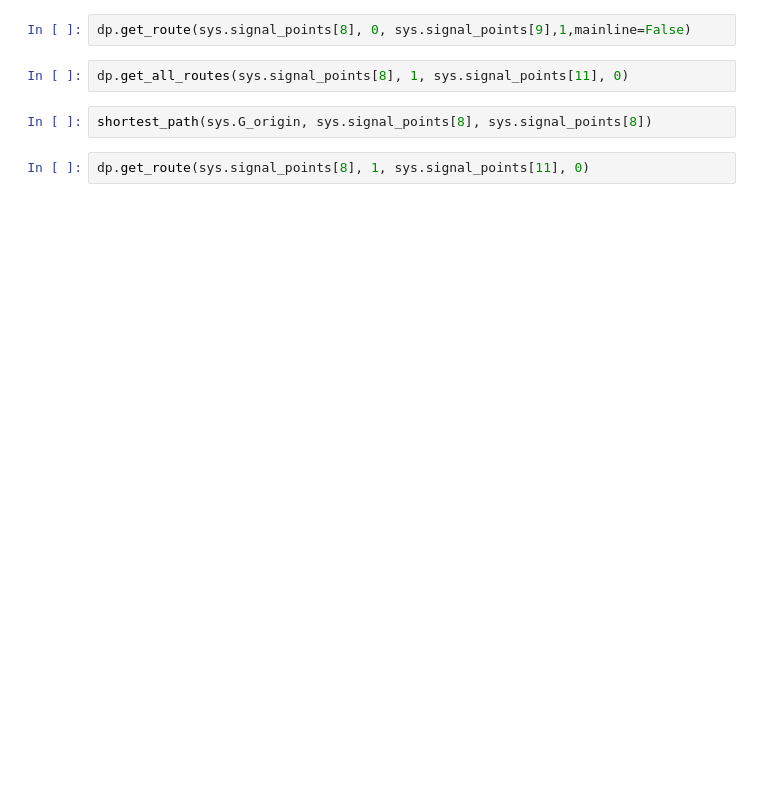
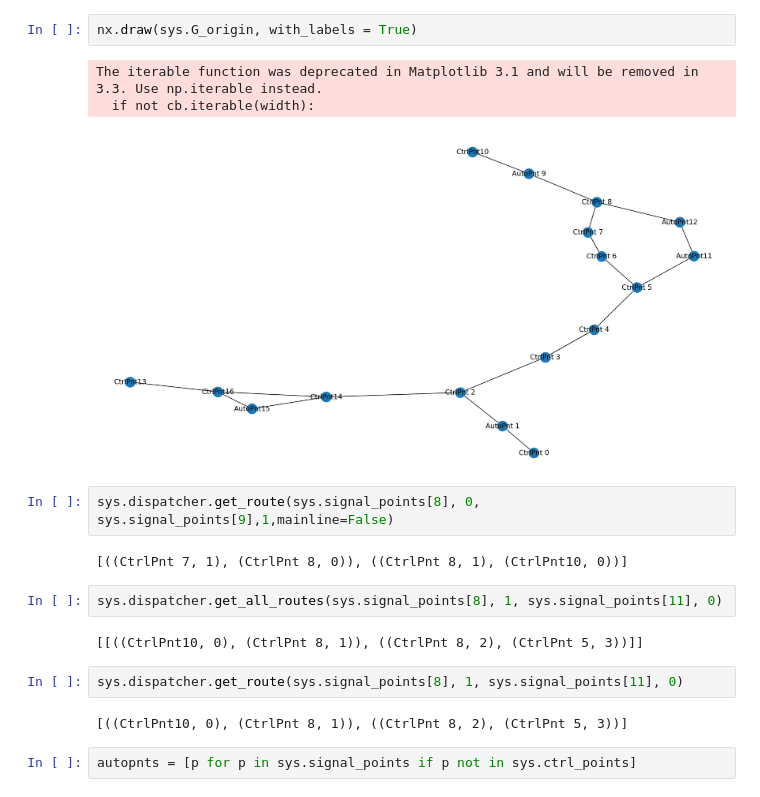
Before and after one commit to hegxiten/PyRailSim, a Jupyter notebook: Dispatch_development.ipynb, the cells around one changed output. Saved outputs shown, nothing was run; the diff lists cells and outputs as text; blank space fills up the shorter version.

```diff
--- a/Dispatch_development.ipynb
+++ b/Dispatch_development.ipynb
@@ -111,8 +87,20 @@ K165.curr_home_sig.route
+# %%
+nx.draw(sys.G_origin, with_labels = True)
+# %% [output]
+The iterable function was deprecated in Matplotlib 3.1 and will be removed in 3.3. Use np.iterable instead.
+  if not cb.iterable(width):
+[figure, added]
 # %%
-dp.get_route(sys.signal_points[8], 0, sys.signal_points[9],1,mainline=False)
+sys.dispatcher.get_route(sys.signal_points[8], 0, sys.signal_points[9],1,mainline=False)
+# %% [output]
+[((CtrlPnt 7, 1), (CtrlPnt 8, 0)), ((CtrlPnt 8, 1), (CtrlPnt10, 0))]
 # %%
-dp.get_all_routes(sys.signal_points[8], 1, sys.signal_points[11], 0)
+sys.dispatcher.get_all_routes(sys.signal_points[8], 1, sys.signal_points[11], 0)
+# %% [output]
+[[((CtrlPnt10, 0), (CtrlPnt 8, 1)), ((CtrlPnt 8, 2), (CtrlPnt 5, 3))]]
 # %%
-shortest_path(sys.G_origin, sys.signal_points[8], sys.signal_points[8])
+sys.dispatcher.get_route(sys.signal_points[8], 1, sys.signal_points[11], 0)
+# %% [output]
+[((CtrlPnt10, 0), (CtrlPnt 8, 1)), ((CtrlPnt 8, 2), (CtrlPnt 5, 3))]
-# %%
-dp.get_route(sys.signal_points[8], 1, sys.signal_points[11], 0)
+# %%
+autopnts = [p for p in sys.signal_points if p not in sys.ctrl_points]
```
Also changed, not shown: parts of 9 cells of this notebook, 10 other files.
